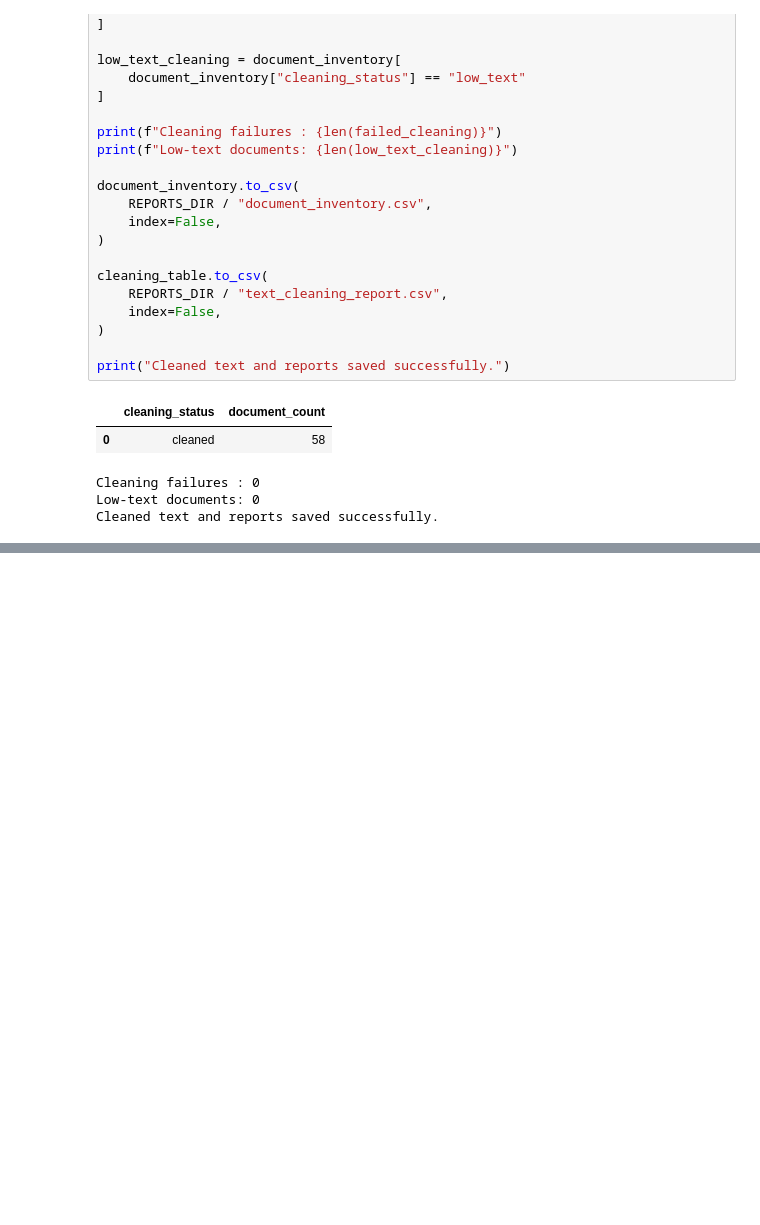
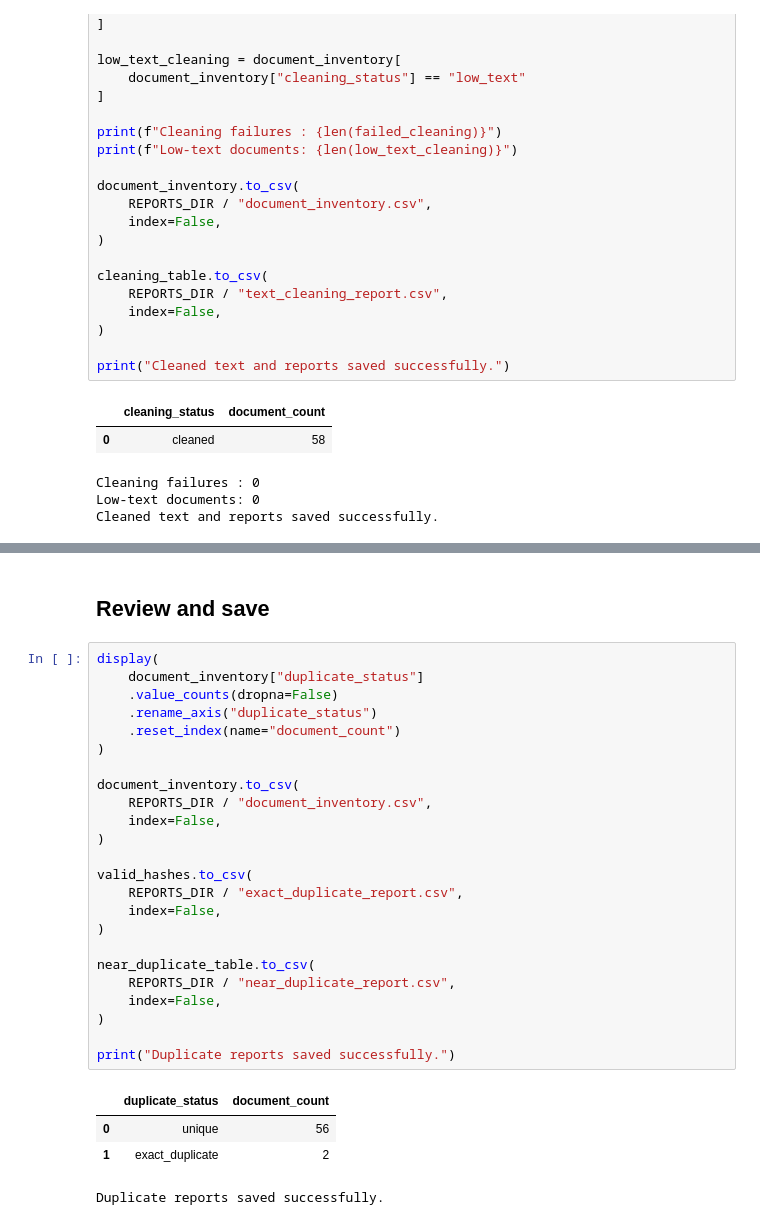
Before and after one commit to sharathnallaganti/Projects, a Jupyter notebook: project-schema-and-plan.ipynb, the cells around one changed output, grey strips where cells are left out. Cells and saved outputs as stored; diff of their text form; blank space fills up the shorter version.

```diff
--- a/project-schema-and-plan.ipynb
+++ b/project-schema-and-plan.ipynb
@@ -1502,0 +1773,31 @@ Cleaned text and reports saved successfully.
+# %% [markdown]
+## Review and save
+# %%
+display(
+    document_inventory["duplicate_status"]
+    .value_counts(dropna=False)
+    .rename_axis("duplicate_status")
+    .reset_index(name="document_count")
+)
+
+document_inventory.to_csv(
+    REPORTS_DIR / "document_inventory.csv",
+    index=False,
+)
+
+valid_hashes.to_csv(
+    REPORTS_DIR / "exact_duplicate_report.csv",
+    index=False,
+)
+
+near_duplicate_table.to_csv(
+    REPORTS_DIR / "near_duplicate_report.csv",
+    index=False,
+)
+
+print("Duplicate reports saved successfully.")
+# %% [output]
+|  | duplicate_status | document_count |
+| 0 | unique | 56 |
+| 1 | exact_duplicate | 2 |
+Duplicate reports saved successfully.
```
Also changed, not shown: parts of 17 cells of this notebook.
